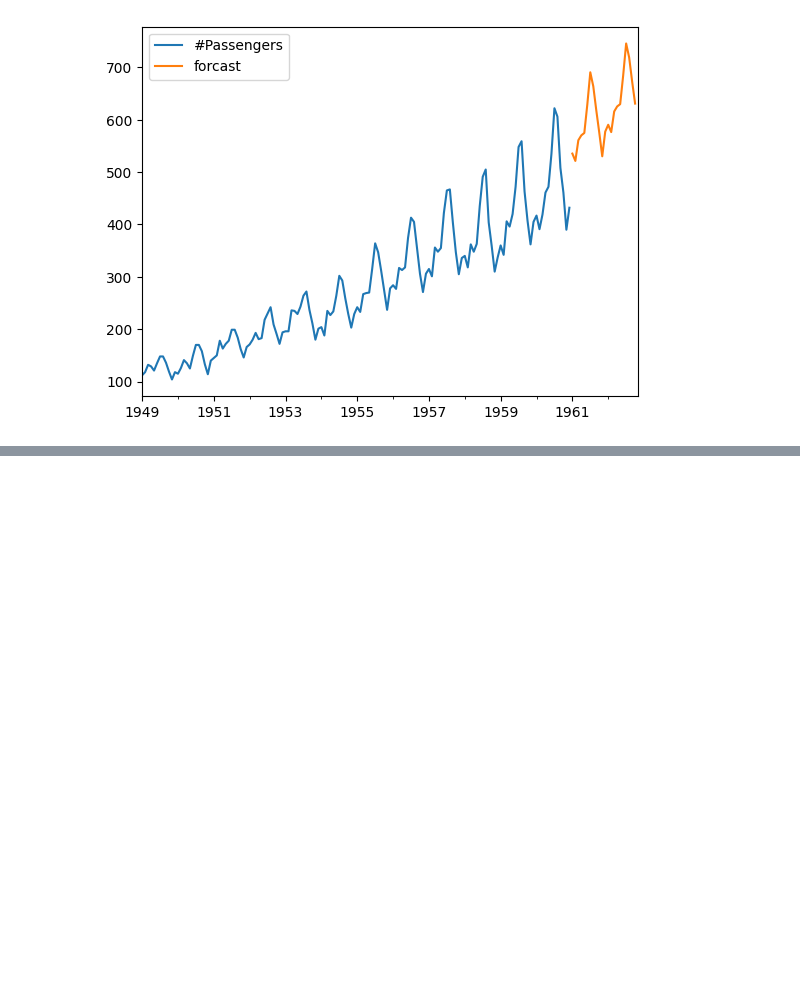
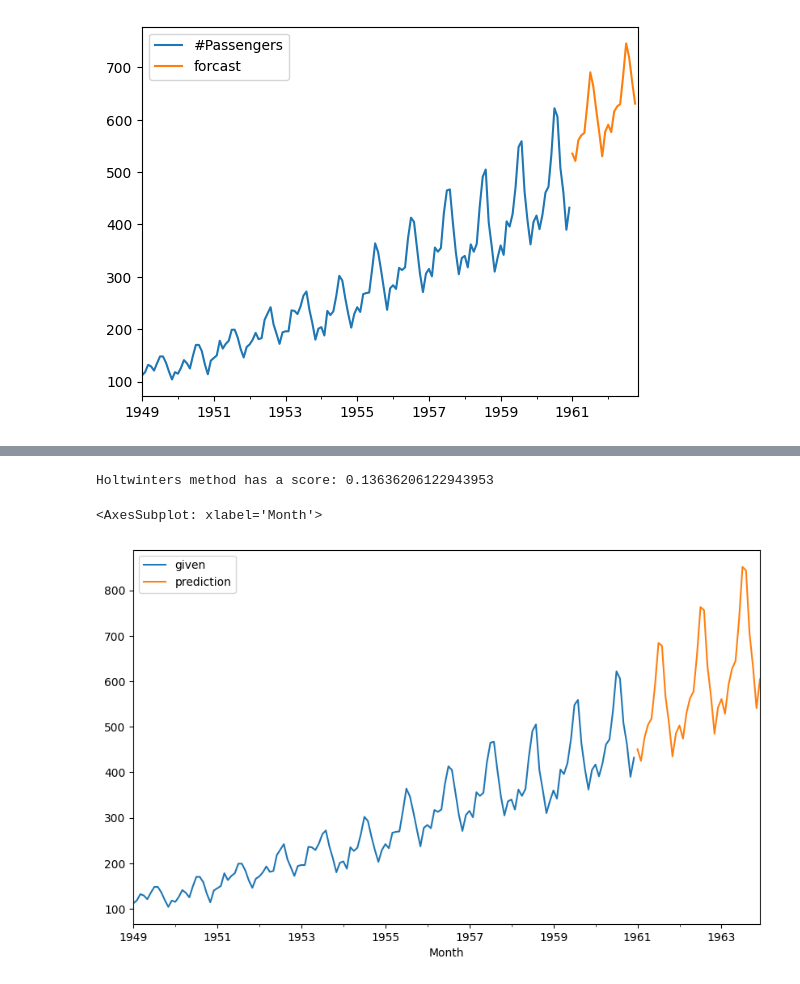
Before and after one commit to sarav003/MyWork, a Jupyter notebook: TimeSeries/ARMA,SARIMAX.ipynb, the cells around one changed output, grey strips where cells are left out. Drawn from its saved outputs; the diff is of its cells as text; code cells hidden in the pictures; blank space fills up the shorter version.

```diff
--- a/TimeSeries/ARMA,SARIMAX.ipynb
+++ b/TimeSeries/ARMA,SARIMAX.ipynb
@@ -483,0 +507,2 @@ future_data[['#Passengers','forcast']].plot()
+# %%
+new=df['#Passengers']
@@ -483,0 +561,14 @@ future_data[['#Passengers','forcast']].plot()
+# %%
+print("Holtwinters method has a score:",mean_absolute_percentage_error(test,test_hw_pred))
+# %% [output]
+Holtwinters method has a score: 0.13636206122943953
+# %%
+final_model=ExponentialSmoothing(new_df['#Passengers'],trend='mul',seasonal='mul').fit()
+# %%
+hw_pred= final_model.forecast(36)
+# %%
+new_df['#Passengers'].plot(legend=True,label='given',figsize=(10,6))
+hw_pred.plot(legend=True,label='prediction')
+# %% [output]
+<AxesSubplot: xlabel='Month'>
+[figure, added]
```
Also changed, not shown: parts of 17 cells of this notebook, 1 other file.
